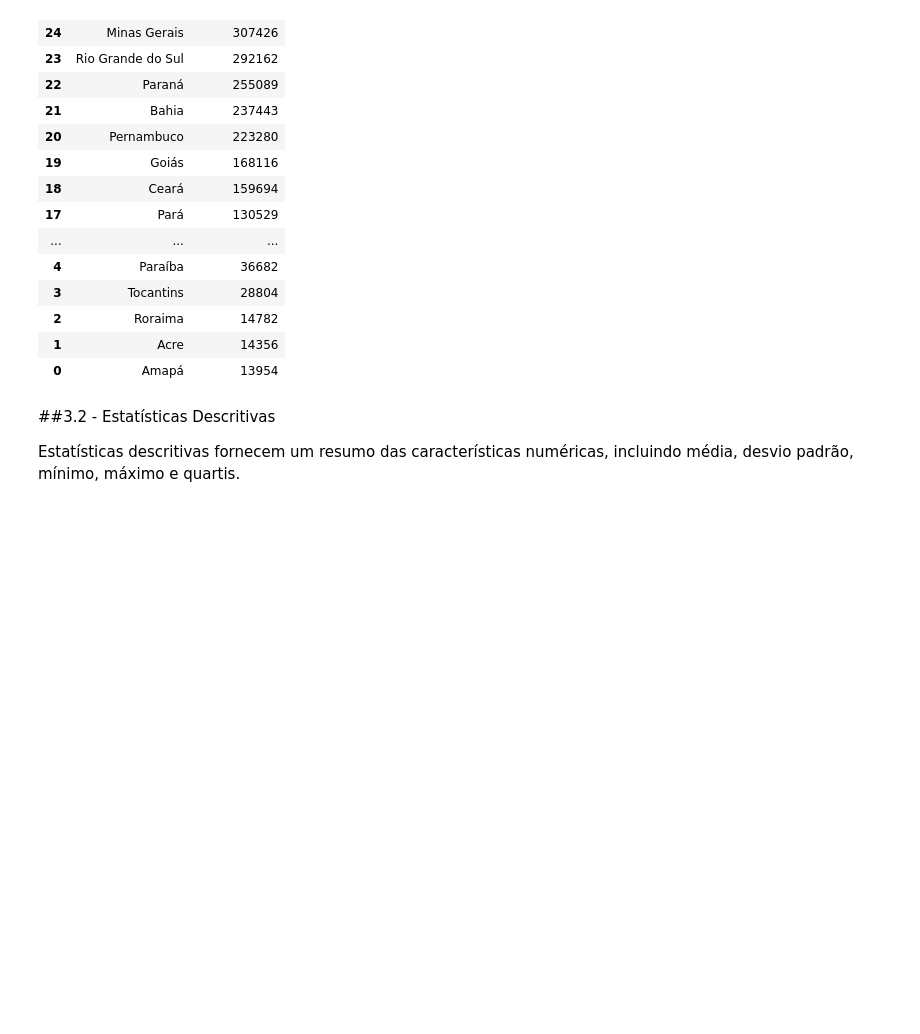
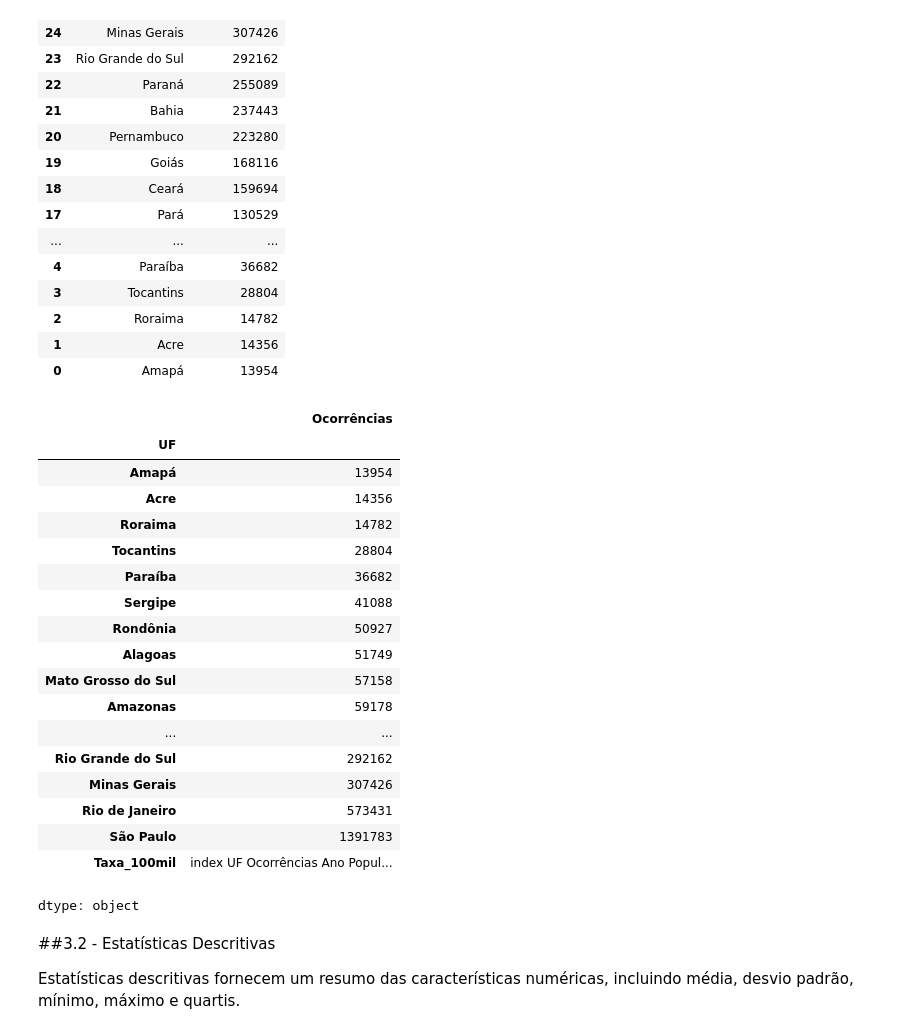
Before and after one commit to Marcelo-Silvestre/Analise_Dados_Boas_Praticas_PUCRIO, a Jupyter notebook: Notebooks/MVP_Análise_de_Dados_e_Boas_Práticas_(4052025001857).ipynb, the cells around one changed output. Saved outputs shown, nothing was run; the diff lists cells and outputs as text; code cells hidden in the pictures; blank space fills up the shorter version.

```diff
--- a/Notebooks/MVP_Análise_de_Dados_e_Boas_Práticas_(4052025001857).ipynb
+++ b/Notebooks/MVP_Análise_de_Dados_e_Boas_Práticas_(4052025001857).ipynb
@@ -181,6 +198,29 @@ data_uf.reset_index().sort_values(by='Ocorrências',ascending=False)
 | 2 | Roraima | 14782 |
 | 1 | Acre | 14356 |
 | 0 | Amapá | 13954 |
+# %%
+#criação do atributo tx_100mil
+data_crimes
+# %% [output]
+|  | Ocorrências |
+| UF |  |
+| Amapá | 13954 |
+| Acre | 14356 |
+| Roraima | 14782 |
+| Tocantins | 28804 |
+| Paraíba | 36682 |
+| Sergipe | 41088 |
+| Rondônia | 50927 |
+| Alagoas | 51749 |
+| Mato Grosso do Sul | 57158 |
+| Amazonas | 59178 |
+| ... | ... |
+| Rio Grande do Sul | 292162 |
+| Minas Gerais | 307426 |
+| Rio de Janeiro | 573431 |
+| São Paulo | 1391783 |
+| Taxa_100mil | index UF Ocorrências Ano Popul... |
+dtype: object
 # %% [markdown]
 ##3.2 - Estatísticas Descritivas
 
```
Also changed, not shown: parts of 7 cells of this notebook.
